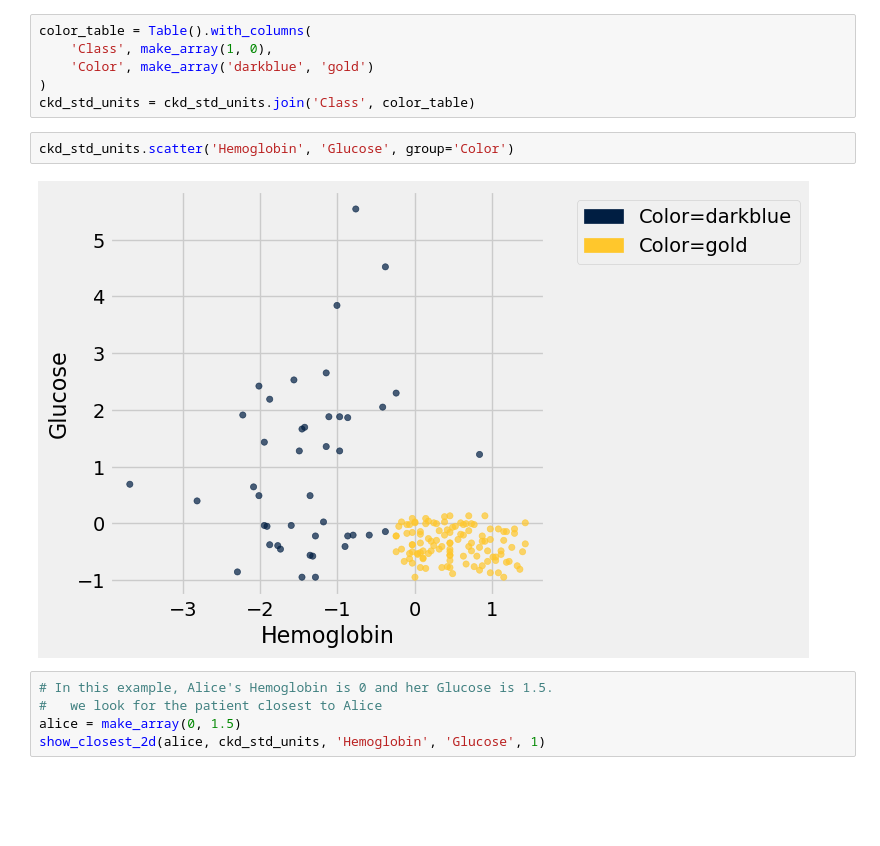
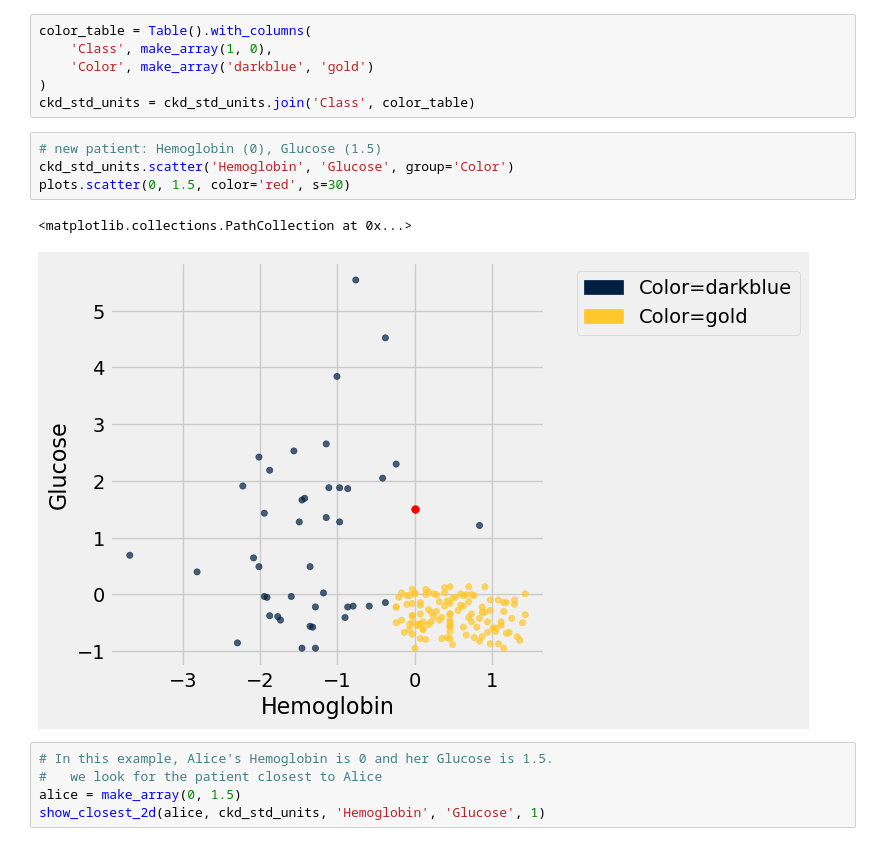
Before and after one commit to SRJC-Data-Science/materials-sp22, a Jupyter notebook: SRJC/lecture_note/lecture_35_36/classification.ipynb, the cells around one changed output. Saved outputs shown, nothing was run; the diff lists cells and outputs as text; blank space fills up the shorter version.

```diff
--- a/SRJC/lecture_note/lecture_35_36/classification.ipynb
+++ b/SRJC/lecture_note/lecture_35_36/classification.ipynb
@@ -264,10 +273,13 @@ color_table = Table().with_columns(
     'Color', make_array('darkblue', 'gold')
 )
 ckd_std_units = ckd_std_units.join('Class', color_table)
-# %%
-ckd_std_units.scatter('Hemoglobin', 'Glucose', group='Color')
-# %% [output]
-[figure, removed]
+# %%
+# new patient: Hemoglobin (0), Glucose (1.5)
+ckd_std_units.scatter('Hemoglobin', 'Glucose', group='Color')
+plots.scatter(0, 1.5, color='red', s=30)
+# %% [output]
+<matplotlib.collections.PathCollection at 0x...>
+[figure, added]
 # %%
 # In this example, Alice's Hemoglobin is 0 and her Glucose is 1.5.
 #   we look for the patient closest to Alice
```
Also changed, not shown: parts of 8 cells of this notebook.
